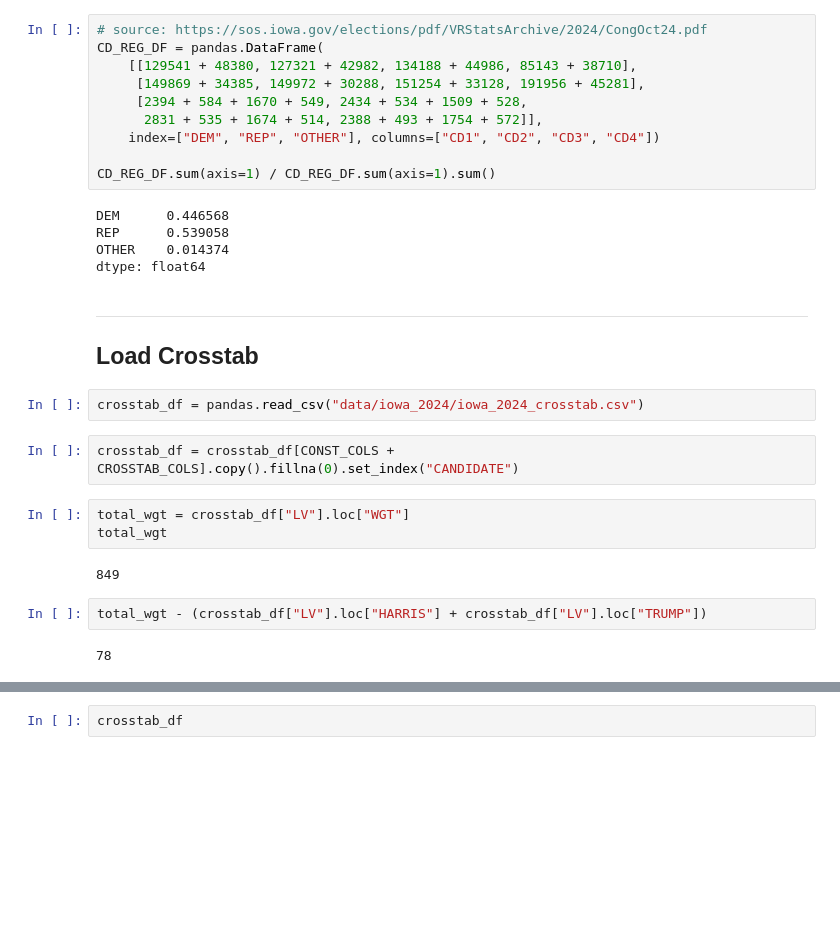
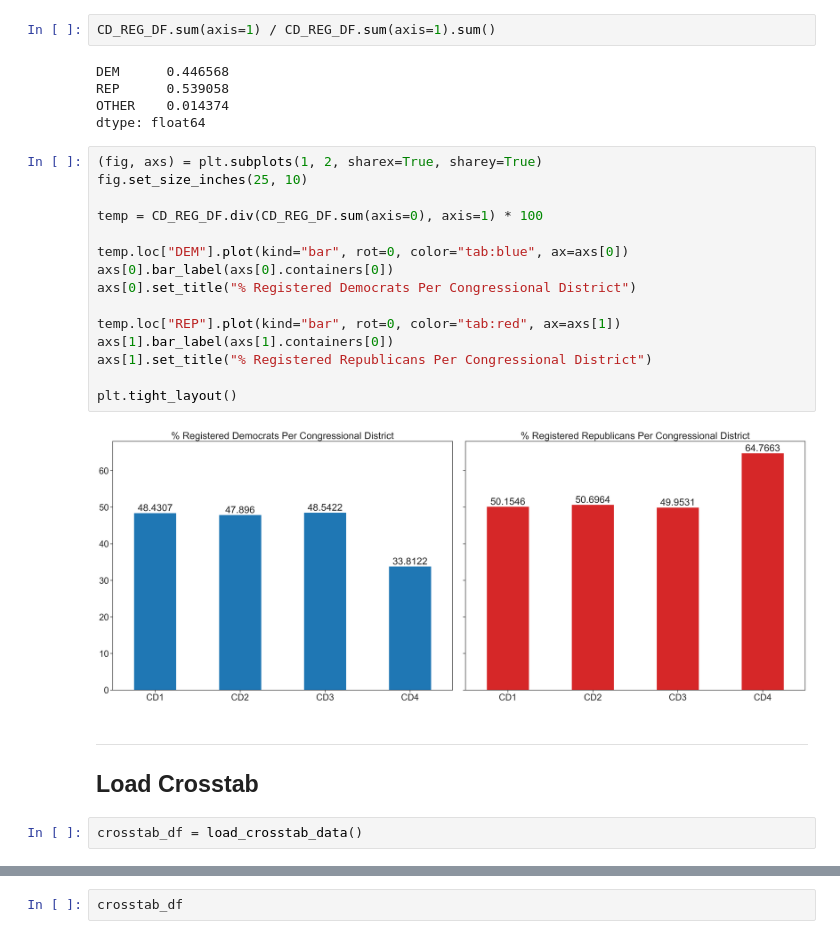
Before and after one commit to dmnapolitano/weighting-tutorial, a Jupyter notebook: Iowa 2024 Horserace Weighting.ipynb, the cells around one changed output, grey strips where cells are left out. Saved outputs shown, nothing was run; the diff lists cells and outputs as text; blank space fills up the shorter version.

Commit message:
Some standard constants and functions for loading Iowa data, plus past vote and graphs of Dem/GOP by CD

```diff
--- a/Iowa 2024 Horserace Weighting.ipynb
+++ b/Iowa 2024 Horserace Weighting.ipynb
@@ -22,34 +23,32 @@ CROSSTAB_COL_GROUPS = [["CD1", "CD2", "CD3", "CD4"], ["VOTED_2020_TRUMP", "VOTED
                        ["CHILD_LT_18"], ["EDU_NO_COLL", "EDU_COLL"]]
 CONST_COLS = ["CANDIDATE", "LV"]
 # %%
-# source: https://sos.iowa.gov/elections/pdf/VRStatsArchive/2024/CongOct24.pdf
-CD_REG_DF = pandas.DataFrame(
-    [[129541 + 48380, 127321 + 42982, 134188 + 44986, 85143 + 38710],
-     [149869 + 34385, 149972 + 30288, 151254 + 33128, 191956 + 45281],
-     [2394 + 584 + 1670 + 549, 2434 + 534 + 1509 + 528,
-      2831 + 535 + 1674 + 514, 2388 + 493 + 1754 + 572]],
-    index=["DEM", "REP", "OTHER"], columns=["CD1", "CD2", "CD3", "CD4"])
-
 CD_REG_DF.sum(axis=1) / CD_REG_DF.sum(axis=1).sum()
 # %% [output]
 DEM      0.446568
 REP      0.539058
 OTHER    0.014374
 dtype: float64
+# %%
+(fig, axs) = plt.subplots(1, 2, sharex=True, sharey=True)
+fig.set_size_inches(25, 10)
+
+temp = CD_REG_DF.div(CD_REG_DF.sum(axis=0), axis=1) * 100
+
+temp.loc["DEM"].plot(kind="bar", rot=0, color="tab:blue", ax=axs[0])
+axs[0].bar_label(axs[0].containers[0])
+axs[0].set_title("% Registered Democrats Per Congressional District")
+
+temp.loc["REP"].plot(kind="bar", rot=0, color="tab:red", ax=axs[1])
+axs[1].bar_label(axs[1].containers[0])
+axs[1].set_title("% Registered Republicans Per Congressional District")
+
+plt.tight_layout()
+# %% [output]
+[figure, added]
 # %% [markdown]
 ---
 
 ## Load Crosstab
 # %%
-crosstab_df = pandas.read_csv("data/iowa_2024/iowa_2024_crosstab.csv")
+crosstab_df = load_crosstab_data()
-# %%
-crosstab_df = crosstab_df[CONST_COLS + CROSSTAB_COLS].copy().fillna(0).set_index("CANDIDATE")
-# %%
-total_wgt = crosstab_df["LV"].loc["WGT"]
-total_wgt
-# %% [output]
-849
-# %%
-total_wgt - (crosstab_df["LV"].loc["HARRIS"] + crosstab_df["LV"].loc["TRUMP"])
-# %% [output]
-78
```
Also changed, not shown: parts of 4 cells of this notebook, 1 other file.
